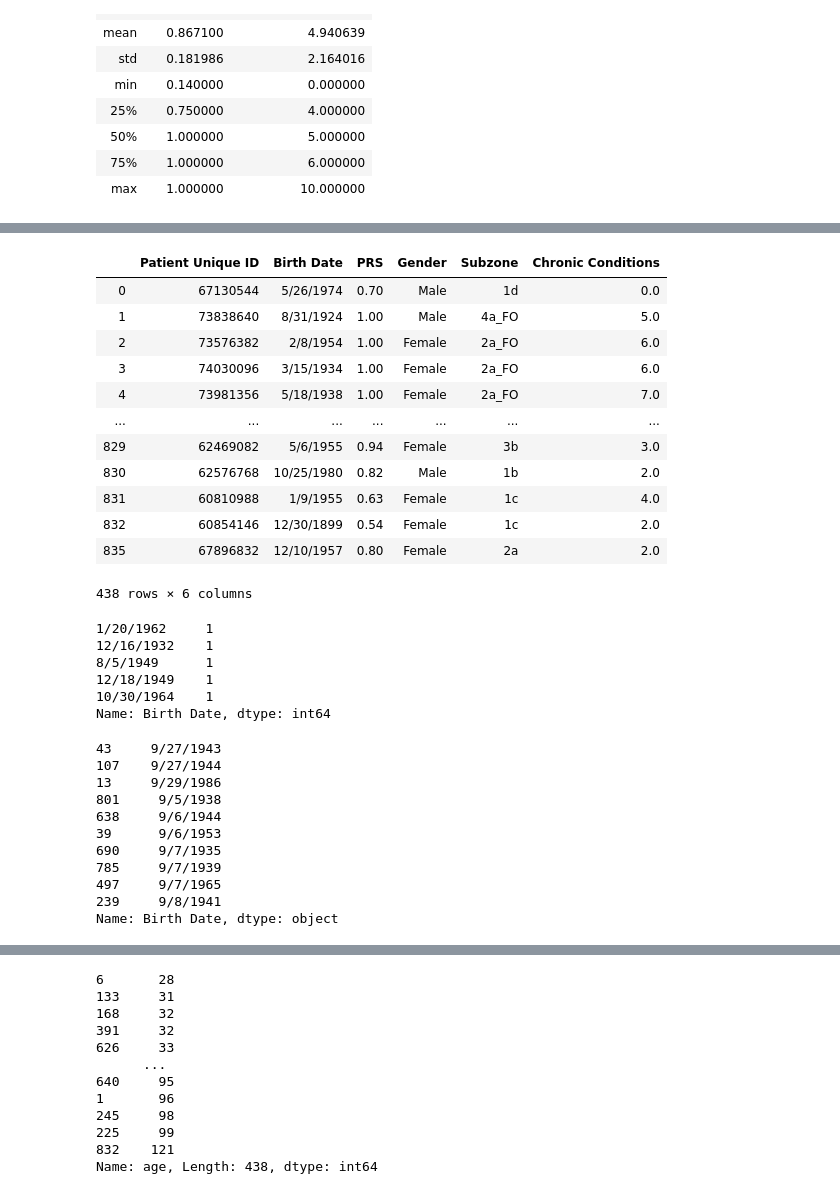
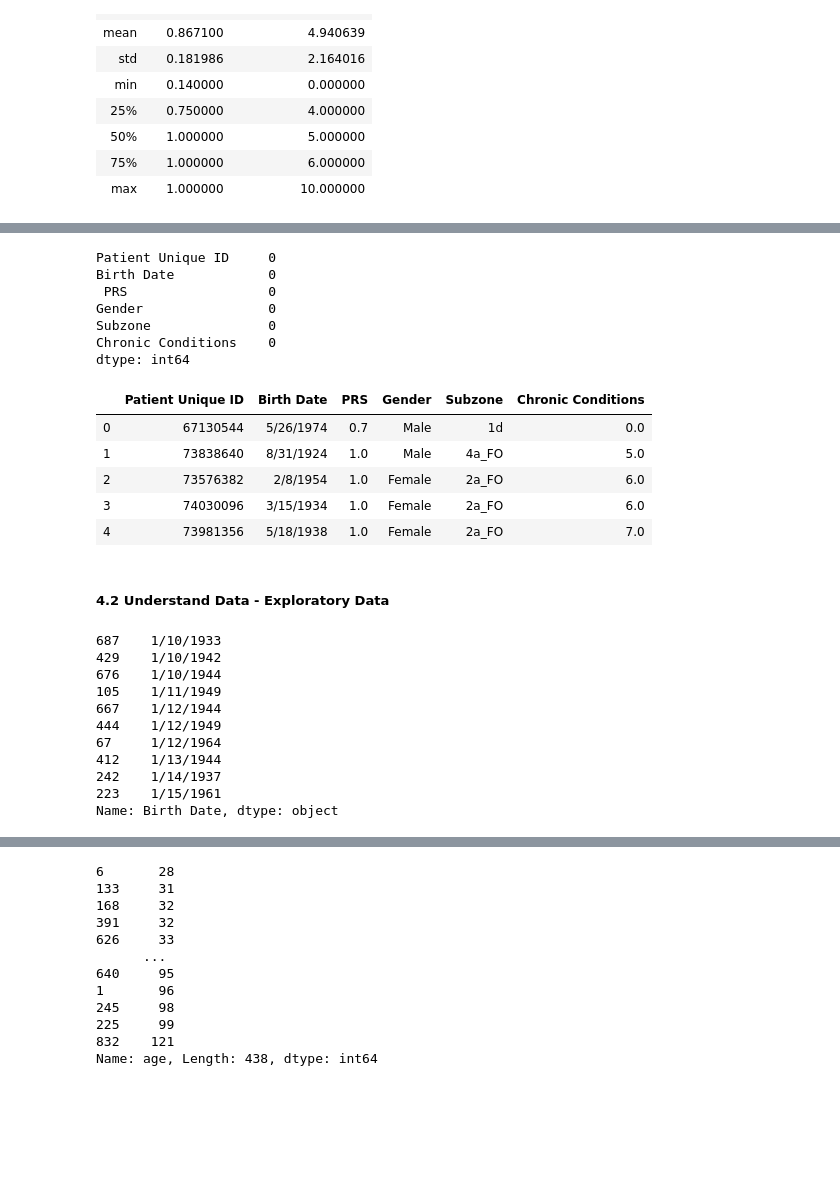
Before and after one commit to ThoaShook/Analyst_Test_Tasks, a Jupyter notebook: Tapestry_Patient_Analysis/Tapestry_Patients_Analysis.ipynb, the cells around one changed output, grey strips where cells are left out. Saved outputs shown, nothing was run; the diff lists cells and outputs as text; code cells hidden in the pictures; blank space fills up the shorter version.

```diff
--- a/Tapestry_Patient_Analysis/Tapestry_Patients_Analysis.ipynb
+++ b/Tapestry_Patient_Analysis/Tapestry_Patients_Analysis.ipynb
@@ -93,43 +92,40 @@ dtype: int64
+# %%
+# Check for nan value again after remove the nan values
+df.isnull().sum()
+# %% [output]
+Patient Unique ID     0
+Birth Date            0
+ PRS                  0
+Gender                0
+Subzone               0
+Chronic Conditions    0
+dtype: int64
 # %%
 # check df again after cleaning
-df
+df.head()
 # %% [output]
 |  | Patient Unique ID | Birth Date | PRS | Gender | Subzone | Chronic Conditions |
-| 0 | 67130544 | 5/26/1974 | 0.70 | Male | 1d | 0.0 |
-| 1 | 73838640 | 8/31/1924 | 1.00 | Male | 4a_FO | 5.0 |
-| 2 | 73576382 | 2/8/1954 | 1.00 | Female | 2a_FO | 6.0 |
-| 3 | 74030096 | 3/15/1934 | 1.00 | Female | 2a_FO | 6.0 |
-| 4 | 73981356 | 5/18/1938 | 1.00 | Female | 2a_FO | 7.0 |
-| ... | ... | ... | ... | ... | ... | ... |
-| 829 | 62469082 | 5/6/1955 | 0.94 | Female | 3b | 3.0 |
-| 830 | 62576768 | 10/25/1980 | 0.82 | Male | 1b | 2.0 |
-| 831 | 60810988 | 1/9/1955 | 0.63 | Female | 1c | 4.0 |
-| 832 | 60854146 | 12/30/1899 | 0.54 | Female | 1c | 2.0 |
-| 835 | 67896832 | 12/10/1957 | 0.80 | Female | 2a | 2.0 |
+| 0 | 67130544 | 5/26/1974 | 0.7 | Male | 1d | 0.0 |
+| 1 | 73838640 | 8/31/1924 | 1.0 | Male | 4a_FO | 5.0 |
+| 2 | 73576382 | 2/8/1954 | 1.0 | Female | 2a_FO | 6.0 |
+| 3 | 74030096 | 3/15/1934 | 1.0 | Female | 2a_FO | 6.0 |
+| 4 | 73981356 | 5/18/1938 | 1.0 | Female | 2a_FO | 7.0 |
-438 rows × 6 columns
+# %% [markdown]
+##### 4.2 Understand Data - Exploratory Data
 # %%
-df['Birth Date'].value_counts().sort_values().head()
+df['Birth Date'].sort_values().head(10)
 # %% [output]
-1/20/1962     1
-12/16/1932    1
-8/5/1949      1
-12/18/1949    1
-10/30/1964    1
-Name: Birth Date, dtype: int64
+687    1/10/1933
+429    1/10/1942
+676    1/10/1944
+105    1/11/1949
+667    1/12/1944
+444    1/12/1949
+67     1/12/1964
+412    1/13/1944
+242    1/14/1937
+223    1/15/1961
+Name: Birth Date, dtype: object
-# %%
-df['Birth Date'].sort_values().tail(10)
-# %% [output]
-43     9/27/1943
-107    9/27/1944
-13     9/29/1986
-801     9/5/1938
-638     9/6/1944
-39      9/6/1953
-690     9/7/1935
-785     9/7/1939
-497     9/7/1965
-239     9/8/1941
-Name: Birth Date, dtype: object
 # %%
 # plot features distribution
 fig=plt.figure(figsize=(20,20))
```
Also changed, not shown: parts of 23 cells of this notebook.
